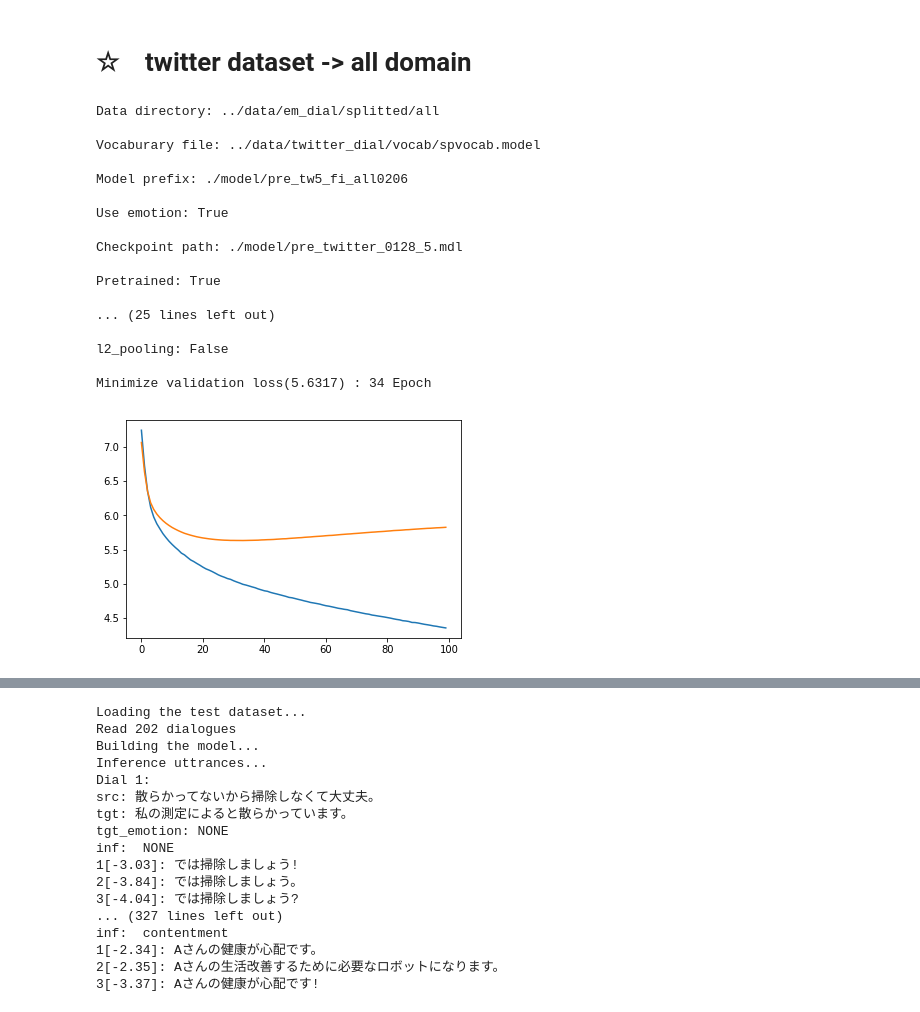
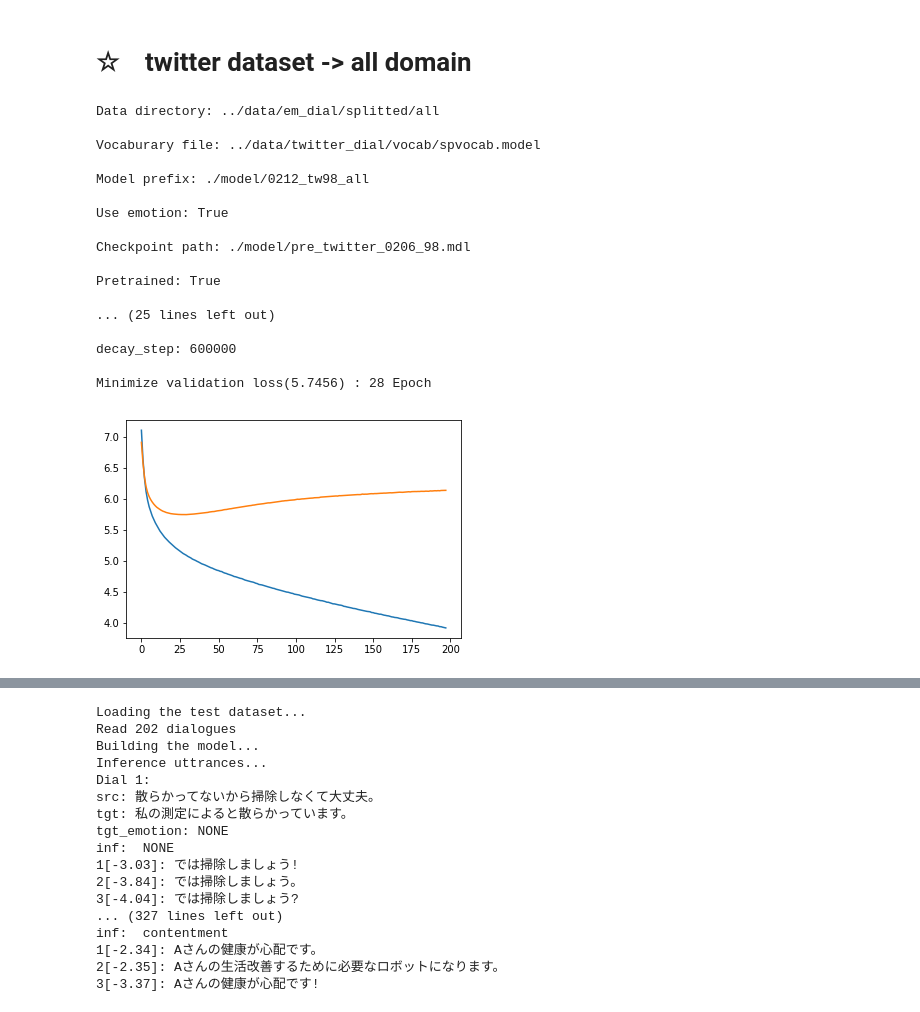
Before and after one commit to AsaiSara/Data_analysis, a Jupyter notebook: log_analyze/log_analyze0205.ipynb, the cells around one changed output, grey strips where cells are left out. Saved outputs shown, nothing was run; the diff lists cells and outputs as text; code cells hidden in the pictures.

```diff
--- a/log_analyze/log_analyze0205.ipynb
+++ b/log_analyze/log_analyze0205.ipynb
@@ -406,25 +411,25 @@ KeyboardInterrupt
 RuntimeError: DataLoader worker (pid 11455) exited unexpectedly with exit code 1. Details are lost due to multiprocessing. Rerunning with num_workers=0 may give better error trace.
 # %% [markdown]
 # ☆　twitter dataset -> all domain
-# %%
-plot_loss(log_path_tw5_all, 300)
-# %% [output]
-Data directory: ../data/em_dial/splitted/all
-
-Vocaburary file: ../data/twitter_dial/vocab/spvocab.model
-
-Model prefix: ./model/pre_tw5_fi_all0206
-
-Use emotion: True
-
-Checkpoint path: ./model/pre_twitter_0128_5.mdl
-
-Pretrained: True
-
-... (25 lines left out)
-
-l2_pooling: False
-
-Minimize validation loss(5.6317) : 34 Epoch
-[figure, removed]
+# %%
+plot_loss(log_path_tw98_all, 200)
+# %% [output]
+Data directory: ../data/em_dial/splitted/all
+
+Vocaburary file: ../data/twitter_dial/vocab/spvocab.model
+
+Model prefix: ./model/0212_tw98_all
+
+Use emotion: True
+
+Checkpoint path: ./model/pre_twitter_0206_98.mdl
+
+Pretrained: True
+
+... (25 lines left out)
+
+decay_step: 600000
+
+Minimize validation loss(5.7456) : 28 Epoch
+[figure, added]
 # %%
```
Also changed, not shown: parts of 16 cells of this notebook.
